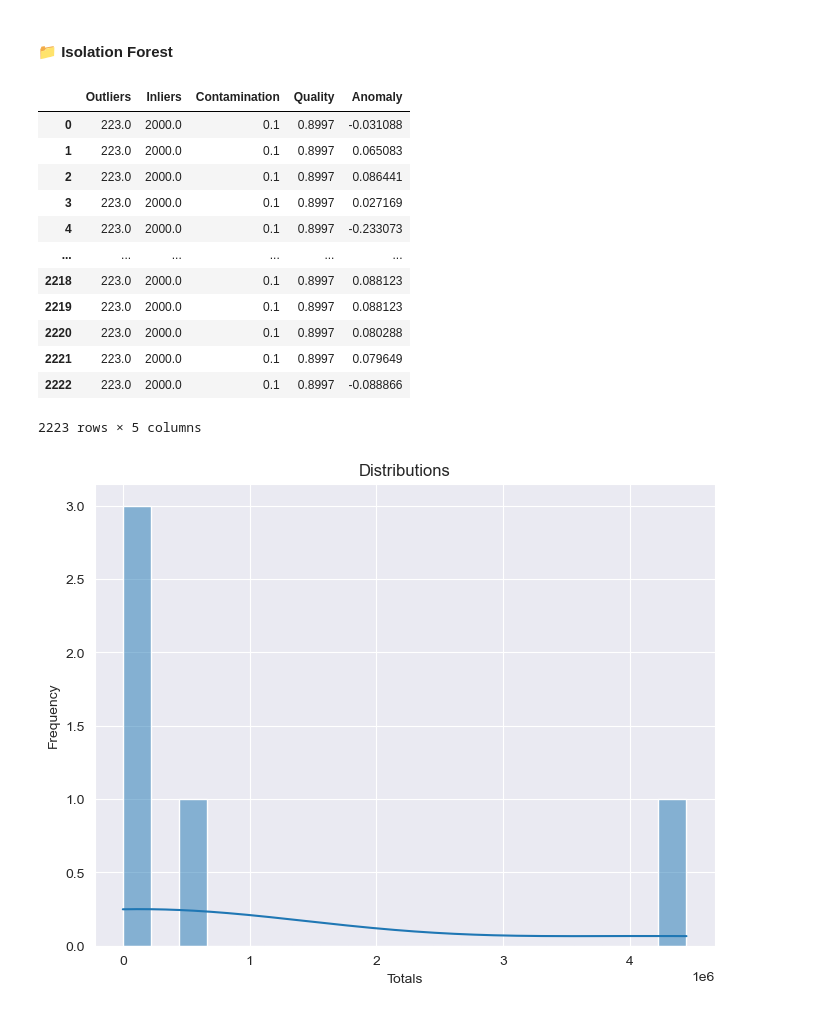
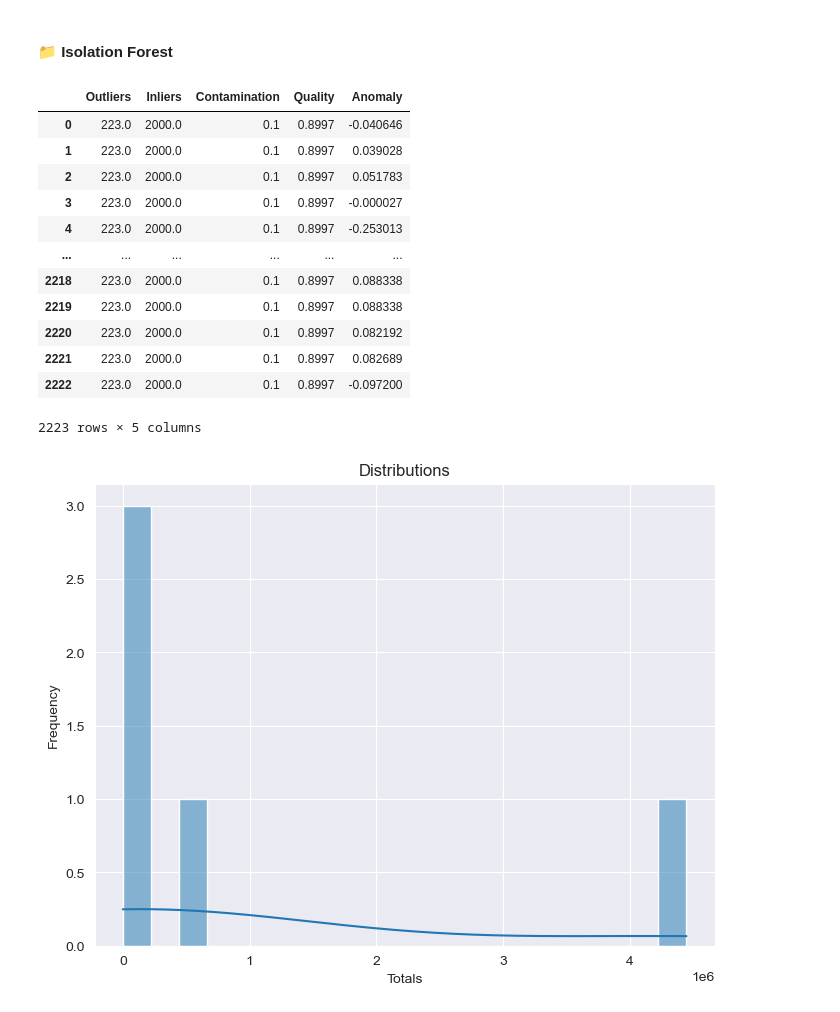
Before and after one commit to is-leeroy-jenkins/Mathy, a Jupyter notebook: ipynb/board.ipynb, the cells around one changed output. Cells and saved outputs as stored; diff of their text form; code cells hidden in the pictures.

```diff
--- a/ipynb/board.ipynb
+++ b/ipynb/board.ipynb
@@ -524,22 +514,22 @@ reload( ol )
 # %% [markdown]
 #### 📁 Isolation Forest
 # %%
-isf = IsolationForest( )
+isf = ol.IsolationForest( )
 isf.train( X, y )
 isf.score( X, y )
 # %% [output]
 |  | Outliers | Inliers | Contamination | Quality | Anomaly |
-| 0 | 223.0 | 2000.0 | 0.1 | 0.8997 | -0.031088 |
-| 1 | 223.0 | 2000.0 | 0.1 | 0.8997 | 0.065083 |
-| 2 | 223.0 | 2000.0 | 0.1 | 0.8997 | 0.086441 |
-| 3 | 223.0 | 2000.0 | 0.1 | 0.8997 | 0.027169 |
-| 4 | 223.0 | 2000.0 | 0.1 | 0.8997 | -0.233073 |
+| 0 | 223.0 | 2000.0 | 0.1 | 0.8997 | -0.040646 |
+| 1 | 223.0 | 2000.0 | 0.1 | 0.8997 | 0.039028 |
+| 2 | 223.0 | 2000.0 | 0.1 | 0.8997 | 0.051783 |
+| 3 | 223.0 | 2000.0 | 0.1 | 0.8997 | -0.000027 |
+| 4 | 223.0 | 2000.0 | 0.1 | 0.8997 | -0.253013 |
 | ... | ... | ... | ... | ... | ... |
-| 2218 | 223.0 | 2000.0 | 0.1 | 0.8997 | 0.088123 |
-| 2219 | 223.0 | 2000.0 | 0.1 | 0.8997 | 0.088123 |
-| 2220 | 223.0 | 2000.0 | 0.1 | 0.8997 | 0.080288 |
-| 2221 | 223.0 | 2000.0 | 0.1 | 0.8997 | 0.079649 |
-| 2222 | 223.0 | 2000.0 | 0.1 | 0.8997 | -0.088866 |
+| 2218 | 223.0 | 2000.0 | 0.1 | 0.8997 | 0.088338 |
+| 2219 | 223.0 | 2000.0 | 0.1 | 0.8997 | 0.088338 |
+| 2220 | 223.0 | 2000.0 | 0.1 | 0.8997 | 0.082192 |
+| 2221 | 223.0 | 2000.0 | 0.1 | 0.8997 | 0.082689 |
+| 2222 | 223.0 | 2000.0 | 0.1 | 0.8997 | -0.097200 |
 2223 rows × 5 columns
 # %%
 isf.analyze( X, y )
```
Also changed, not shown: parts of 15 cells of this notebook, 4 other files.
